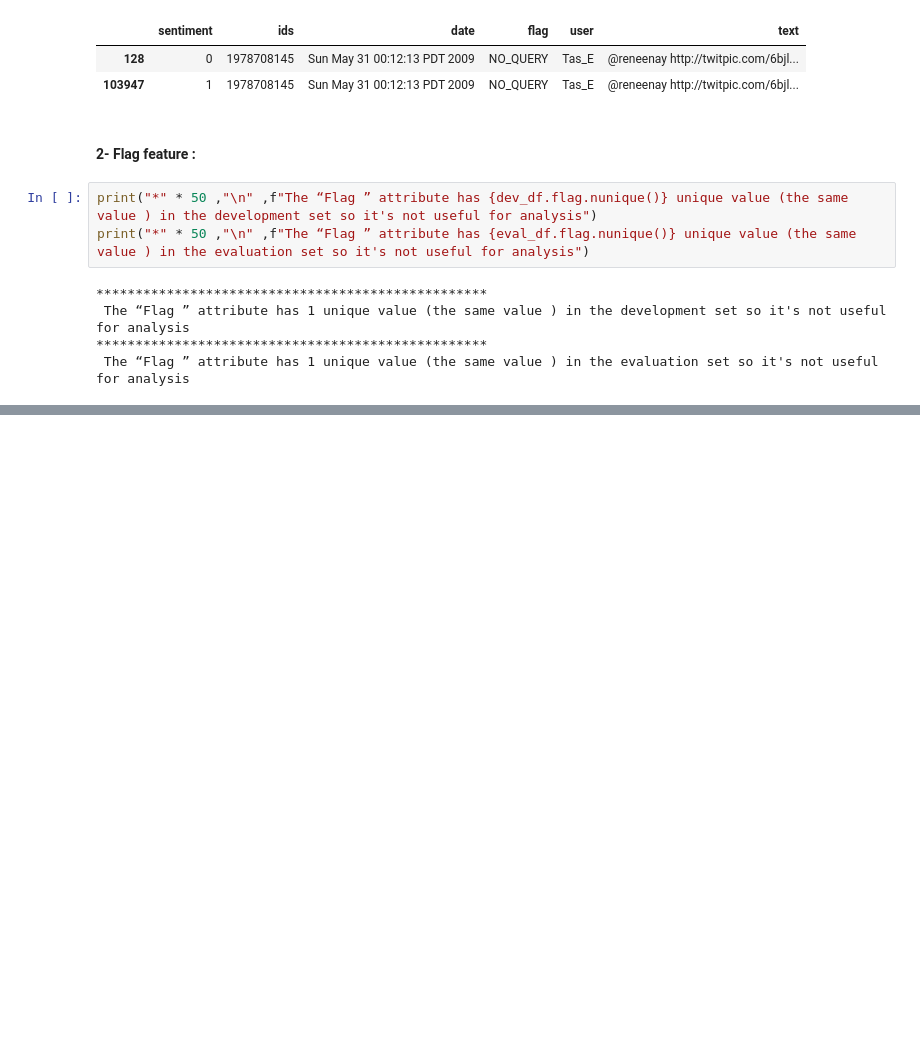
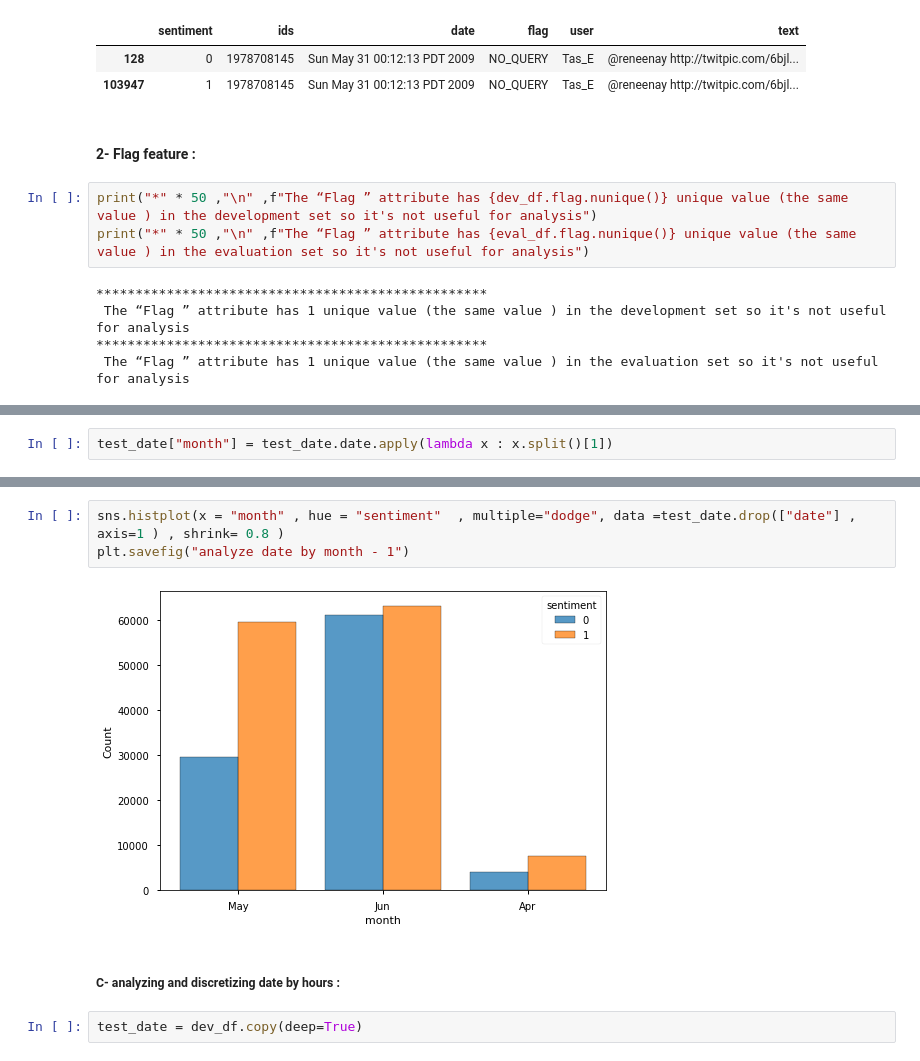
Before and after one commit to Mustafa-omer-mohammed/Tweets-Sentiment-Analysis-Binary-Classification-Problem, a Jupyter notebook: Data Exploration.ipynb, the cells around one changed output, grey strips where cells are left out. Drawn from its saved outputs; the diff is of its cells as text; blank space fills up the shorter version.

```diff
--- a/Data Exploration.ipynb
+++ b/Data Exploration.ipynb
@@ -185,0 +285,2 @@ print("*" * 50 ,"\n" ,f"The “Flag ” attribute has {eval_df.flag.nunique()} u
+# %%
+test_date["month"] = test_date.date.apply(lambda x : x.split()[1])
@@ -185,0 +305,9 @@ print("*" * 50 ,"\n" ,f"The “Flag ” attribute has {eval_df.flag.nunique()} u
+# %%
+sns.histplot(x = "month" , hue = "sentiment"  , multiple="dodge", data =test_date.drop(["date"] , axis=1 ) , shrink= 0.8 )
+plt.savefig("analyze date by month - 1")
+# %% [output]
+[figure, added]
+# %% [markdown]
+##### C- analyzing and discretizing date by hours :
+# %%
+test_date = dev_df.copy(deep=True)
```
Also changed, not shown: parts of 27 cells of this notebook.
